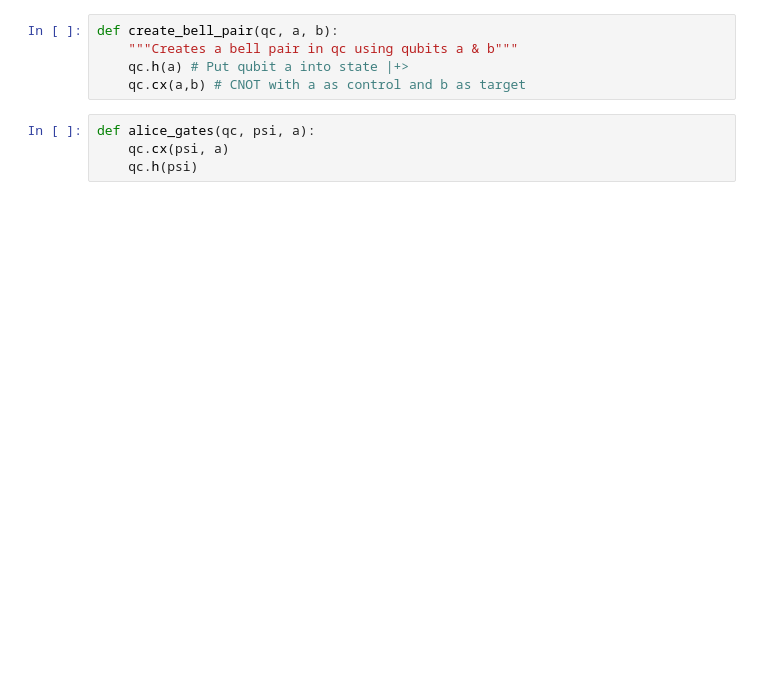
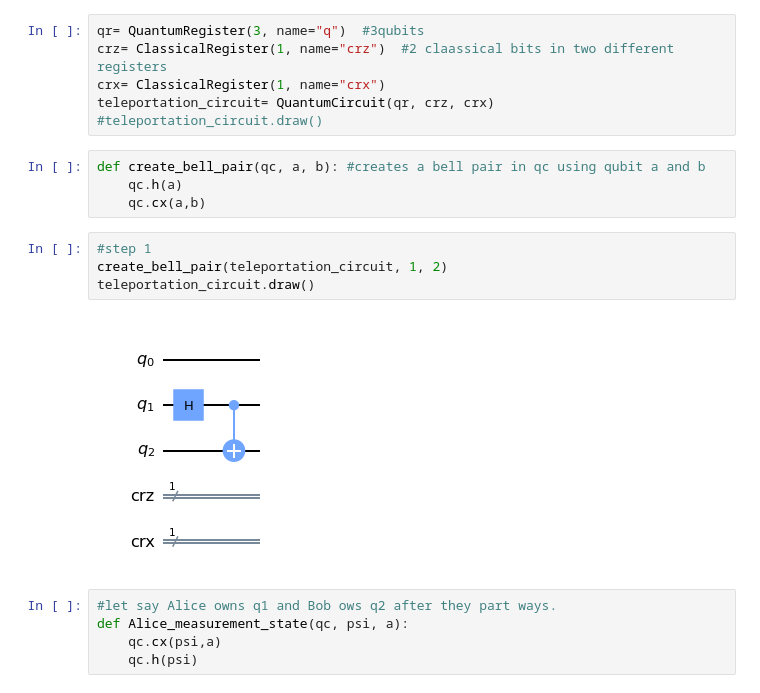
Before and after one commit to mayukh00/QuantumComputing, a Jupyter notebook: QuantumTeleportation.ipynb, the cells around one changed output. Drawn from its saved outputs; the diff is of its cells as text; blank space fills up the shorter version.

Commit message:
Quantum Teleportation using Qiskit.
Quantum Teleportation of a single quantum bit over a full-entangled channel.

```diff
--- a/QuantumTeleportation.ipynb
+++ b/QuantumTeleportation.ipynb
@@ -9,9 +17,21 @@ from qiskit.quantum_info import random_statevector
+# %%
+qr= QuantumRegister(3, name="q")  #3qubits
+crz= ClassicalRegister(1, name="crz")  #2 claassical bits in two different registers
+crx= ClassicalRegister(1, name="crx")
+teleportation_circuit= QuantumCircuit(qr, crz, crx)
+#teleportation_circuit.draw()
 # %%
-def create_bell_pair(qc, a, b):
-    """Creates a bell pair in qc using qubits a & b"""
-    qc.h(a) # Put qubit a into state |+>
-    qc.cx(a,b) # CNOT with a as control and b as target
+def create_bell_pair(qc, a, b): #creates a bell pair in qc using qubit a and b
+    qc.h(a)
+    qc.cx(a,b)
+# %%
+#step 1
+create_bell_pair(teleportation_circuit, 1, 2)
+teleportation_circuit.draw()
+# %% [output]
+[figure, added]
 # %%
-def alice_gates(qc, psi, a):
-    qc.cx(psi, a)
+#let say Alice owns q1 and Bob ows q2 after they part ways.
+def Alice_measurement_state(qc, psi, a):
+    qc.cx(psi,a)
     qc.h(psi)
```
Also changed, not shown: parts of 12 cells of this notebook.
